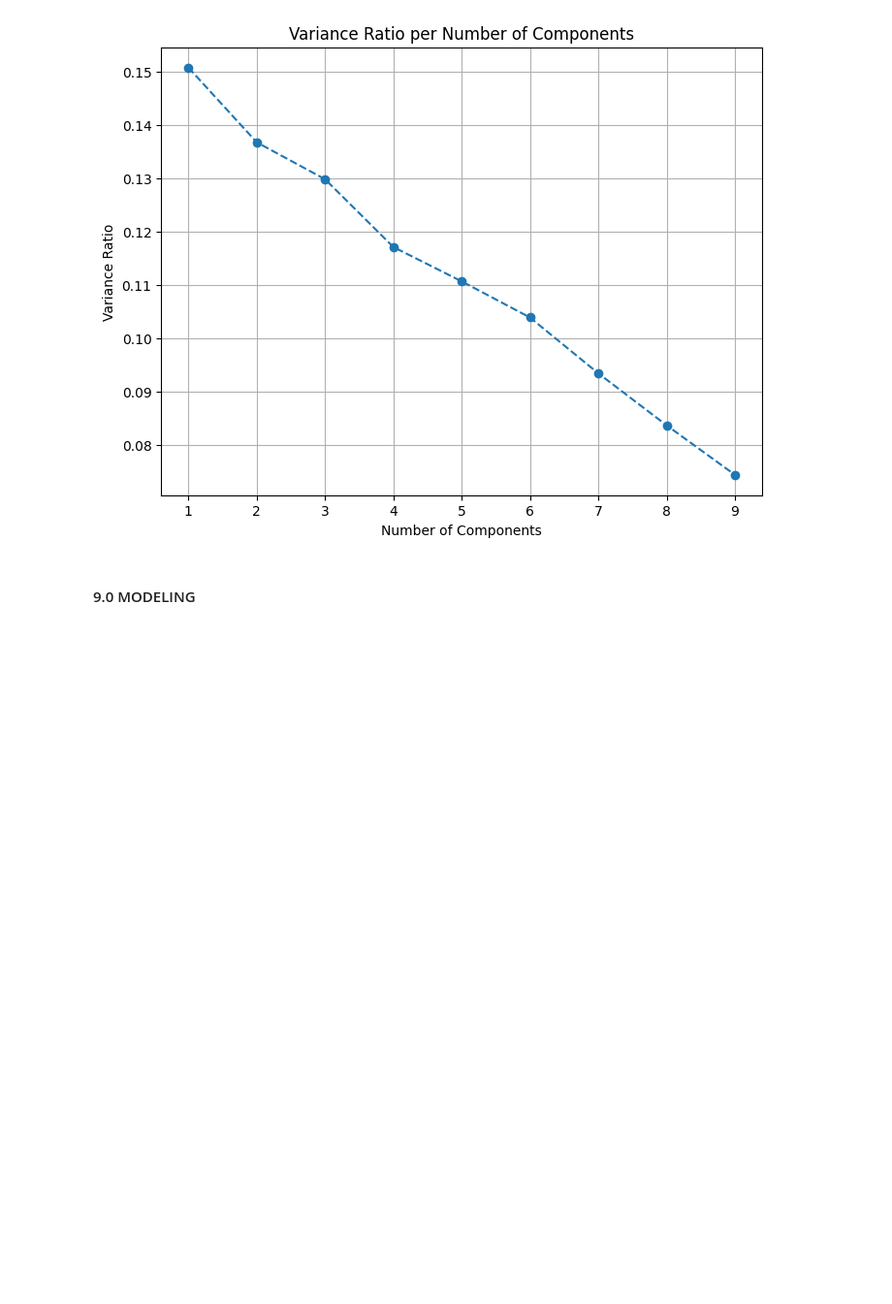
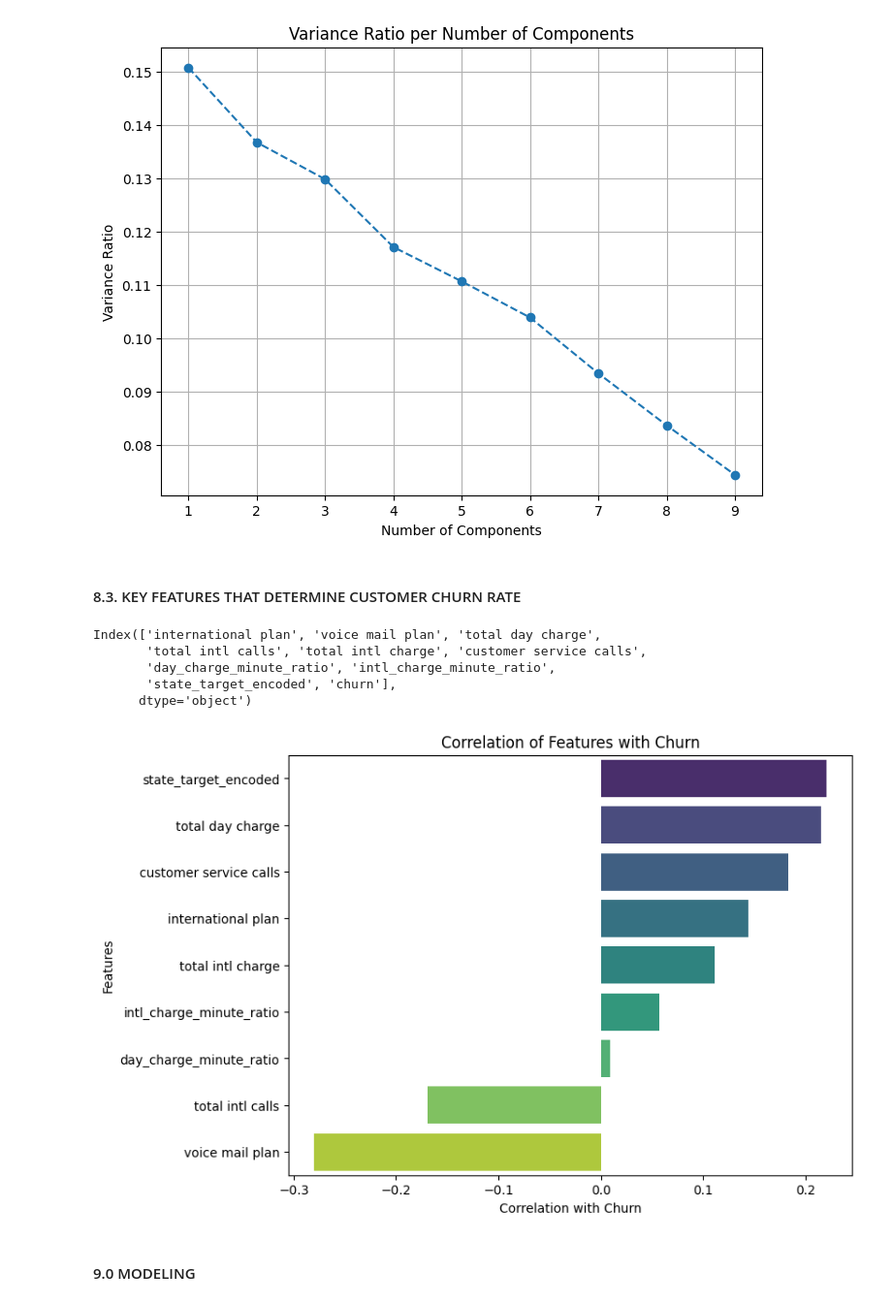
Before and after one commit to robbymumo/Phase-3-Project, a Jupyter notebook: index.ipynb, the cells around one changed output. Shown at 97% size. Drawn from its saved outputs; the diff is of its cells as text; code cells hidden in the pictures; blank space fills up the shorter version.

Commit message:
Final MD and top predictors for churn included

```diff
--- a/index.ipynb
+++ b/index.ipynb
@@ -936,6 +936,33 @@ visualize_explained_variance(train_df)
 visualize_explained_variance(resampled_df)
 # %% [output]
 [figure]
+# %% [markdown]
+#### 8.3. KEY FEATURES THAT DETERMINE CUSTOMER CHURN RATE
+# %%
+resampled_df.columns
+# %% [output]
+Index(['international plan', 'voice mail plan', 'total day charge',
+       'total intl calls', 'total intl charge', 'customer service calls',
+       'day_charge_minute_ratio', 'intl_charge_minute_ratio',
+       'state_target_encoded', 'churn'],
+      dtype='object')
+# %%
+
+# Compute the correlation of all columns with 'churn'
+correlation = resampled_df.corr()['churn'].drop('churn')  # Remove correlation with itself
+
+# Sort the correlations in descending order
+correlation = correlation.sort_values(ascending=False)
+
+# Plotting the correlations
+plt.figure(figsize=(8, 6))
+sns.barplot(x=correlation.values, y=correlation.index, palette='viridis')
+plt.xlabel('Correlation with Churn')
+plt.ylabel('Features')
+plt.title('Correlation of Features with Churn')
+plt.show()
+# %% [output]
+[figure, added]
 # %% [markdown]
 #### 9.0 MODELING
 # %%
```
Also changed, not shown: parts of 8 cells of this notebook, 2 other files.
